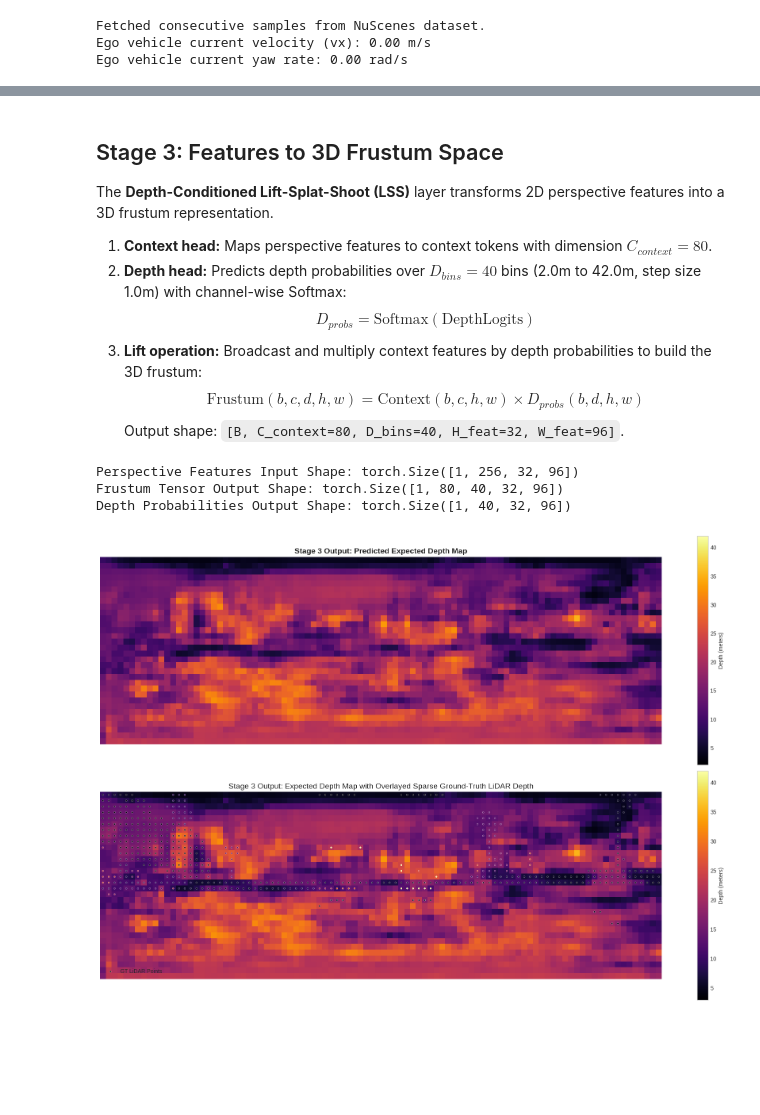
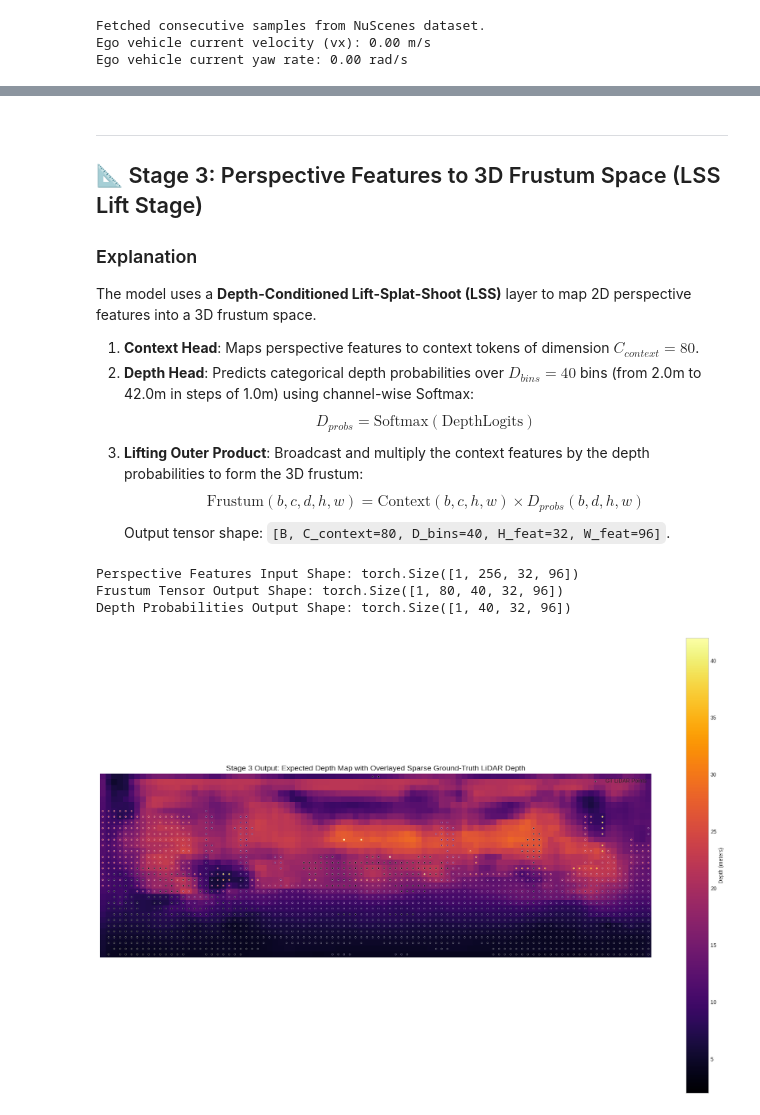
Before and after one commit to LaloVene/vectordrive-route, a Jupyter notebook: visualizations.ipynb, the cells around one changed output, grey strips where cells are left out. Saved outputs shown, nothing was run; the diff lists cells and outputs as text; code cells hidden in the pictures; blank space fills up the shorter version.

Commit message:
Fix visualization errors

```diff
--- a/visualizations.ipynb
+++ b/visualizations.ipynb
@@ -207,55 +199,49 @@ Perspective Features Output Shape: torch.Size([1, 256, 32, 96])
 # %% [markdown]
-## Stage 3: Features to 3D Frustum Space
+---
+## 📐 Stage 3: Perspective Features to 3D Frustum Space (LSS Lift Stage)
 
+### Explanation
+The model uses a **Depth-Conditioned Lift-Splat-Shoot (LSS)** layer to map 2D perspective features into a 3D frustum space.
 
-The **Depth-Conditioned Lift-Splat-Shoot (LSS)** layer transforms 2D perspective features into a 3D frustum representation.
-
-1. **Context head:** Maps perspective features to context tokens with dimension $C_{context} = 80$.
-2. **Depth head:** Predicts depth probabilities over $D_{bins} = 40$ bins (2.0m to 42.0m, step size 1.0m) with channel-wise Softmax:
+1. **Context Head**: Maps perspective features to context tokens of dimension $C_{context} = 80$.
+2. **Depth Head**: Predicts categorical depth probabilities over $D_{bins} = 40$ bins (from 2.0m to 42.0m in steps of 1.0m) using channel-wise Softmax:
    $$D_{probs} = \text{Softmax}(\text{DepthLogits})$$
-3. **Lift operation:** Broadcast and multiply context features by depth probabilities to build the 3D frustum:
+3. **Lifting Outer Product**: Broadcast and multiply the context features by the depth probabilities to form the 3D frustum:
    $$\text{Frustum}(b, c, d, h, w) = \text{Context}(b, c, h, w) \times D_{probs}(b, d, h, w)$$
-   Output shape: `[B, C_context=80, D_bins=40, H_feat=32, W_feat=96]`.
+   Output tensor shape: `[B, C_context=80, D_bins=40, H_feat=32, W_feat=96]`.
 # %%
 # Run lifting stage
 with torch.no_grad():
     frustum_1, depth_probs_1 = model.lift(feat_1)
 print(f"Perspective Features Input Shape: {feat_1.shape}")
 print(f"Frustum Tensor Output Shape: {frustum_1.shape}")
 print(f"Depth Probabilities Output Shape: {depth_probs_1.shape}")
 
 # Calculate expected depth map for visualization: sum_d (probs_d * depth_d)
 depth_bins = torch.linspace(2.0, 42.0, 40, device=device).view(40, 1, 1)
-predicted_depth_1 = torch.sum(depth_probs_1[0] * depth_bins, dim=0).detach().cpu().numpy()
+expected_depth_1 = torch.sum(depth_probs_1[0] * depth_bins, dim=0).detach().cpu().numpy()
 
 # Retrieve ground truth depth targets from sparse LiDAR sweeps
 gt_depth_1 = sample_1['depth_target'][0].numpy()
 depth_mask_1 = sample_1['depth_mask'][0].numpy()
 
 plt.figure(figsize=(18, 12))
-# Subplot 1: Predicted Depth Map
-plt.subplot(2, 1, 1)
-plt.imshow(predicted_depth_1, cmap='inferno', vmin=2.0, vmax=42.0)
-plt.title("Stage 3 Output: Predicted Depth Map", fontsize=14, fontweight='bold')
-plt.colorbar(label="Depth (meters)")
-plt.axis('off')
 
-# Subplot 2: Predicted Depth overlayed with sparse LiDAR ground-truth depth
-plt.subplot(2, 1, 2)
-plt.imshow(predicted_depth_1, cmap='inferno', vmin=2.0, vmax=42.0)
+# Predicted Depth overlayed with sparse LiDAR ground-truth depth
+plt.imshow(expected_depth_1, cmap='inferno', vmin=2.0, vmax=42.0, aspect='equal')
 y_indices, x_indices = np.where(depth_mask_1 > 0.5)
 if len(x_indices) > 0:
     plt.scatter(x_indices, y_indices, c=gt_depth_1[y_indices, x_indices], cmap='inferno',
-                s=16, edgecolors='white', linewidths=0.3, label="GT LiDAR Points")
-plt.title("Stage 3 Output: Predicted Depth Map with Overlayed Ground-Truth LiDAR Depth", fontsize=14)
+                s=8, edgecolors='white', linewidths=0.3, label="GT LiDAR Points")
+plt.title("Stage 3 Output: Expected Depth Map with Overlayed Sparse Ground-Truth LiDAR Depth", fontsize=14)
 plt.colorbar(label="Depth (meters)")
 plt.legend()
 plt.axis('off')
 plt.tight_layout()
 plt.show()
 # %% [output]
 Perspective Features Input Shape: torch.Size([1, 256, 32, 96])
 Frustum Tensor Output Shape: torch.Size([1, 80, 40, 32, 96])
 Depth Probabilities Output Shape: torch.Size([1, 40, 32, 96])
-[figure, old version]
+[figure, new version]
 # %% [markdown]
```
Also changed, not shown: parts of 19 cells of this notebook, 16 other files.
